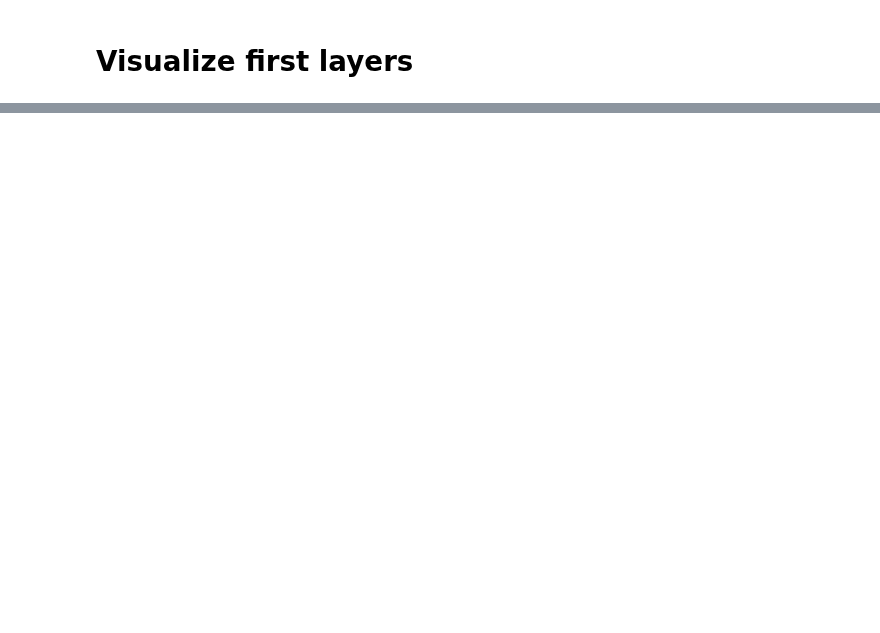
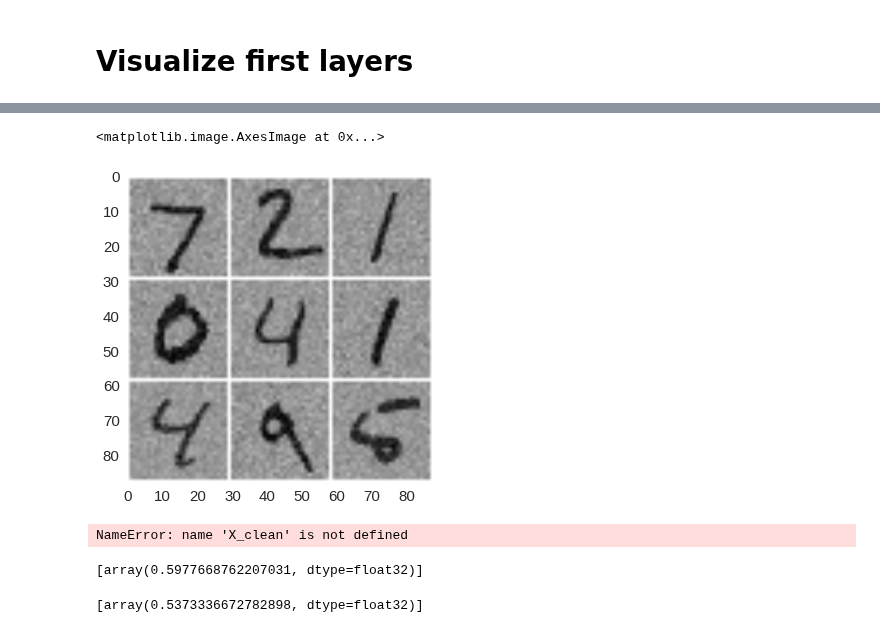
Before and after one commit to EderSantana/seya, a Jupyter notebook: examples/Convolutional Variational AE.ipynb, the cells around one changed output, grey strips where cells are left out. Saved outputs shown, nothing was run; the diff lists cells and outputs as text; code cells hidden in the pictures; blank space fills up the shorter version.

```diff
--- a/examples/Convolutional Variational AE.ipynb
+++ b/examples/Convolutional Variational AE.ipynb
@@ -135,0 +152,2 @@ W = W.reshape((32, 9))
+# %%
+X_noise = X_test + noise
@@ -135,0 +156,11 @@ W = W.reshape((32, 9))
+# %%
+I = grid2d(X_noise[:9].reshape((-1, 784)))
+plt.imshow(I)
+# %% [output]
+<matplotlib.image.AxesImage at 0x...>
+[figure, added]
+# %%
+I = grid2d(X_clean[:9].reshape((-1, 784)))
+plt.imshow(I)
+# %% [output]
+NameError: name 'X_clean' is not defined
@@ -135,0 +172,8 @@ W = W.reshape((32, 9))
+# %%
+C([X_test.reshape((-1, 784)), X_clean])
+# %% [output]
+[array(0.5977668762207031, dtype=float32)]
+# %%
+C([X_test.reshape((-1, 784)), X_clean])
+# %% [output]
+[array(0.5373336672782898, dtype=float32)]
```
Also changed, not shown: parts of 10 cells of this notebook, 5 other files.
